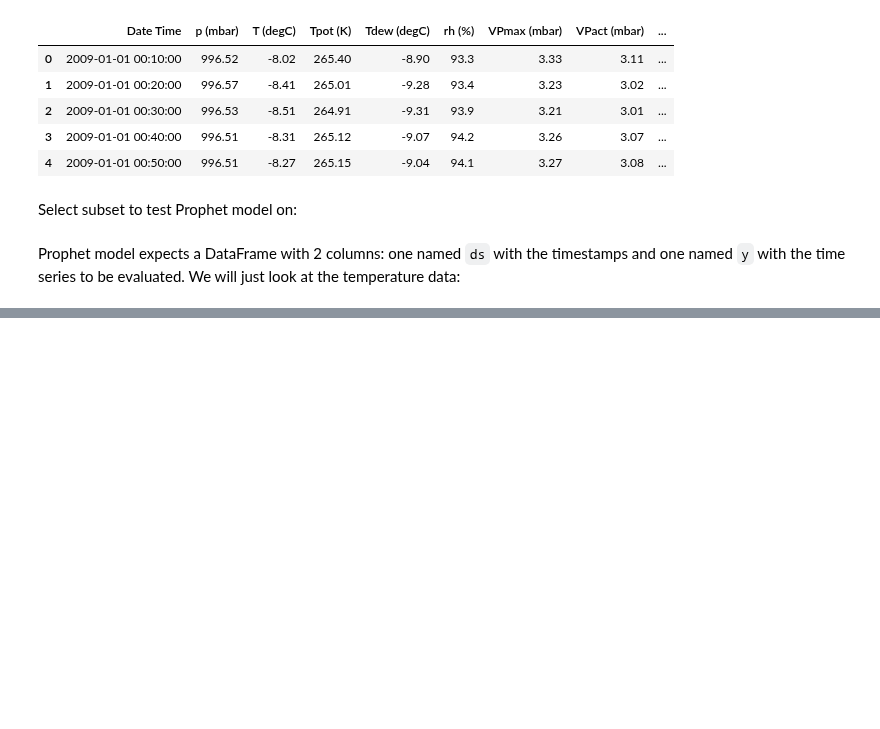
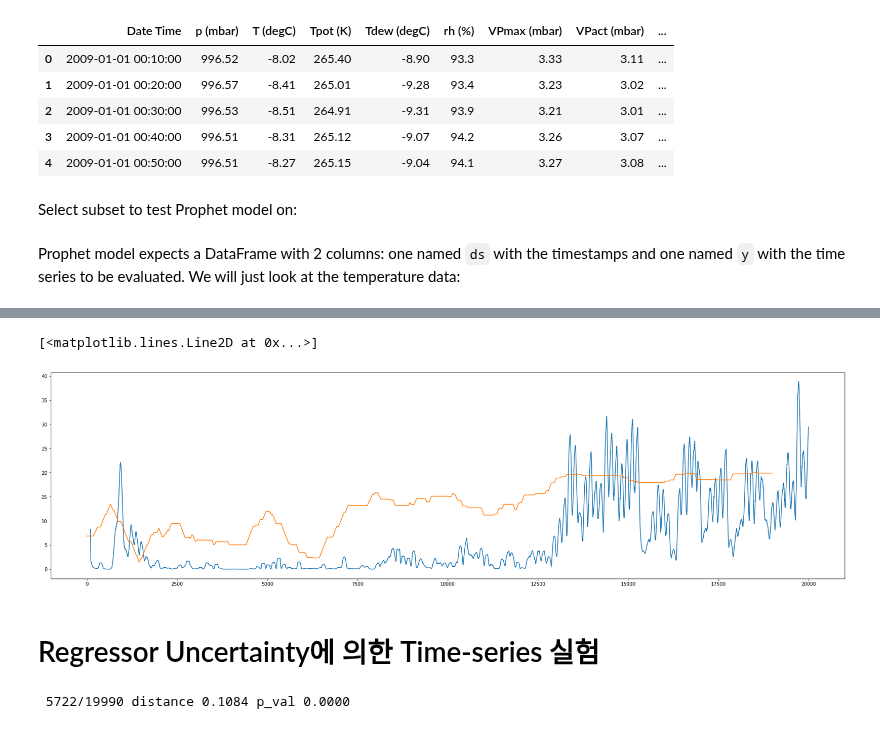
Before and after one commit to dolmani38/drift, a Jupyter notebook: od_prophet_weather.ipynb, the cells around one changed output, grey strips where cells are left out. Cells and saved outputs as stored; diff of their text form; code cells hidden in the pictures; blank space fills up the shorter version.

```diff
--- a/od_prophet_weather.ipynb
+++ b/od_prophet_weather.ipynb
@@ -426,0 +225,34 @@ Number of outliers: 42
+# %%
+from alibi_detect.cd import ChiSquareDrift, KSDrift, ClassifierDrift
+bucket_size = 1000
+cd = KSDrift(train_x[start_pos:start_pos+train_size], p_val=0.05)
+drift_values = []
+for i in range(start_pos+bucket_size,train_x.shape[0]):
+    x_text = train_x[i-bucket_size:i]
+    preds = cd.predict(x_text, drift_type='batch', return_p_val=True, return_distance=True)
+    #fpreds = cd.predict(x_text, drift_type='feature')
+    #is_drift_count = 0
+    d = np.mean(preds['data']['distance'])
+    p = np.mean(preds['data']['p_val'])
+    #print(i,d,p)
+    drift_values.append(d)
+    '''
+    for f in range(cd.n_features):
+        stat = 'K-S'
+        is_drift = fpreds['data']['is_drift'][f]
+        stat_val, p_val = preds['data']['distance'][f], preds['data']['p_val'][f]
+        if is_drift:
+            pass
+        else:
+            print(f'{i} {f}-- Drift? {[is_drift]} -- {stat} {stat_val:.3f} -- p-value {p_val:.5f}')
+    '''
+    print(f'\r {i}/{train_x.shape[0]} distance {d:.4f} p_val {p:.4f}', end="", flush=True)
+# %%
+figure(figsize=(30, 8))
+plt.plot(mse.rolling(window=100).mean())
+plt.plot(np.array(drift_values)*20)
+# %% [output]
+[<matplotlib.lines.Line2D at 0x...>]
+[figure, added]
+# %% [markdown]
+# Regressor Uncertainty에 의한 Time-series 실험
@@ -426,0 +265,13 @@ Number of outliers: 42
+# %%
+
+reg_unc_drift_values = []
+tc_train_x = torch.tensor(train_x).float().to(device)
+for i in range(start_pos+bucket_size,train_x.shape[0]):
+    x_text = tc_train_x[i-bucket_size:i]
+    preds_h0 = cd.predict(x_text)
+    d = np.mean(preds_h0['data']['distance'])
+    p = np.mean(preds_h0['data']['p_val'])
+    reg_unc_drift_values.append(d)
+    print(f'\r {i}/{train_x.shape[0]} distance {d:.4f} p_val {p:.4f}', end="", flush=True)
+# %% [output]
+ 5722/19990 distance 0.1084 p_val 0.0000
```
Also changed, not shown: parts of 53 cells of this notebook.
